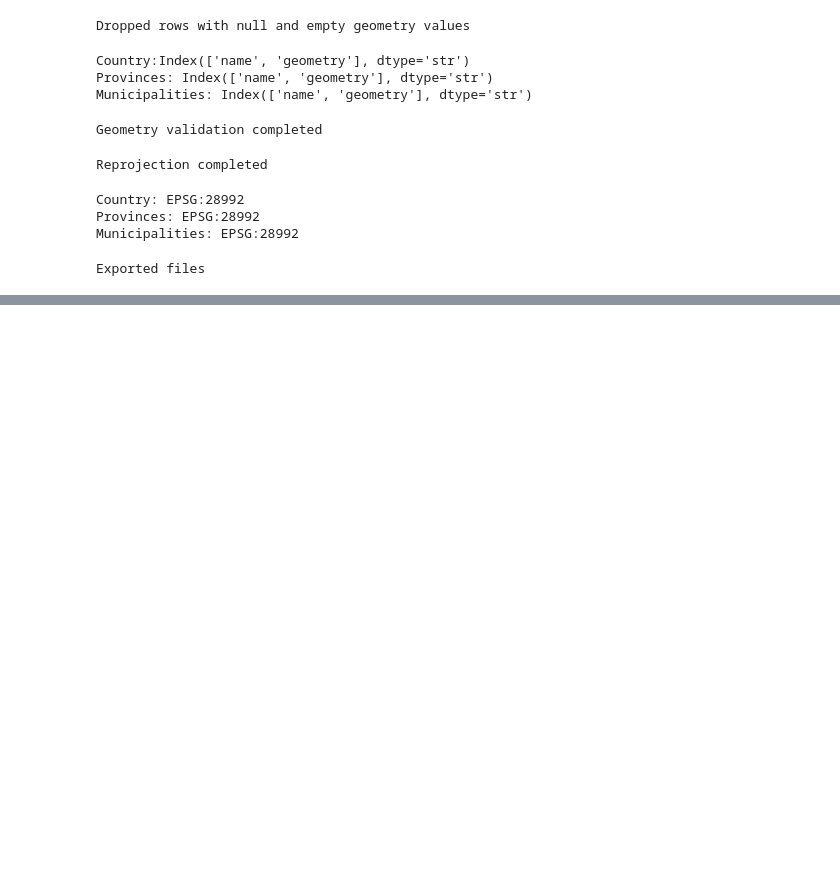
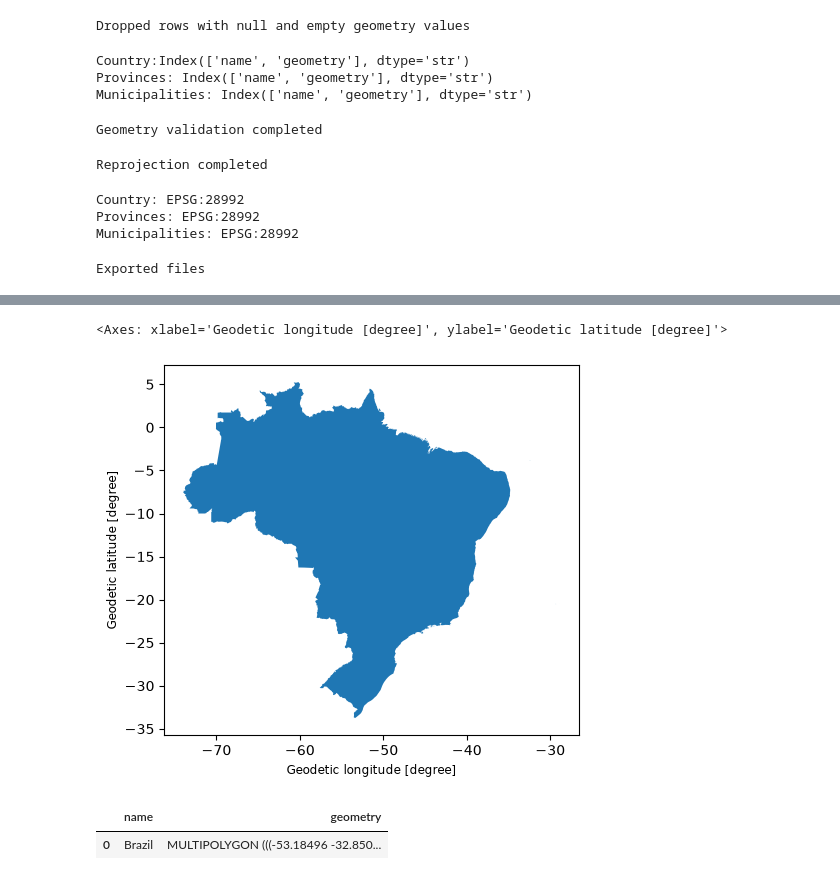
Before and after one commit to armaanFarooqui/playground, a Jupyter notebook: notebooks/2_data_setup.ipynb, the cells around one changed output, grey strips where cells are left out. Saved outputs shown, nothing was run; the diff lists cells and outputs as text; code cells hidden in the pictures; blank space fills up the shorter version.

```diff
--- a/notebooks/2_data_setup.ipynb
+++ b/notebooks/2_data_setup.ipynb
@@ -411,0 +422,16 @@ Exported files
+# %%
+country = states.dissolve()
+country.plot()
+# %% [output]
+<Axes: xlabel='Geodetic longitude [degree]', ylabel='Geodetic latitude [degree]'>
+[figure, added]
+# %%
+country = country[['geometry']]
+country['name'] = 'Brazil'
+
+country = country[['name', 'geometry']]
+
+country.head()
+# %% [output]
+|  | name | geometry |
+| 0 | Brazil | MULTIPOLYGON (((-53.18496 -32.850... |
```
Also changed, not shown: parts of 12 cells of this notebook, 2 other files.
